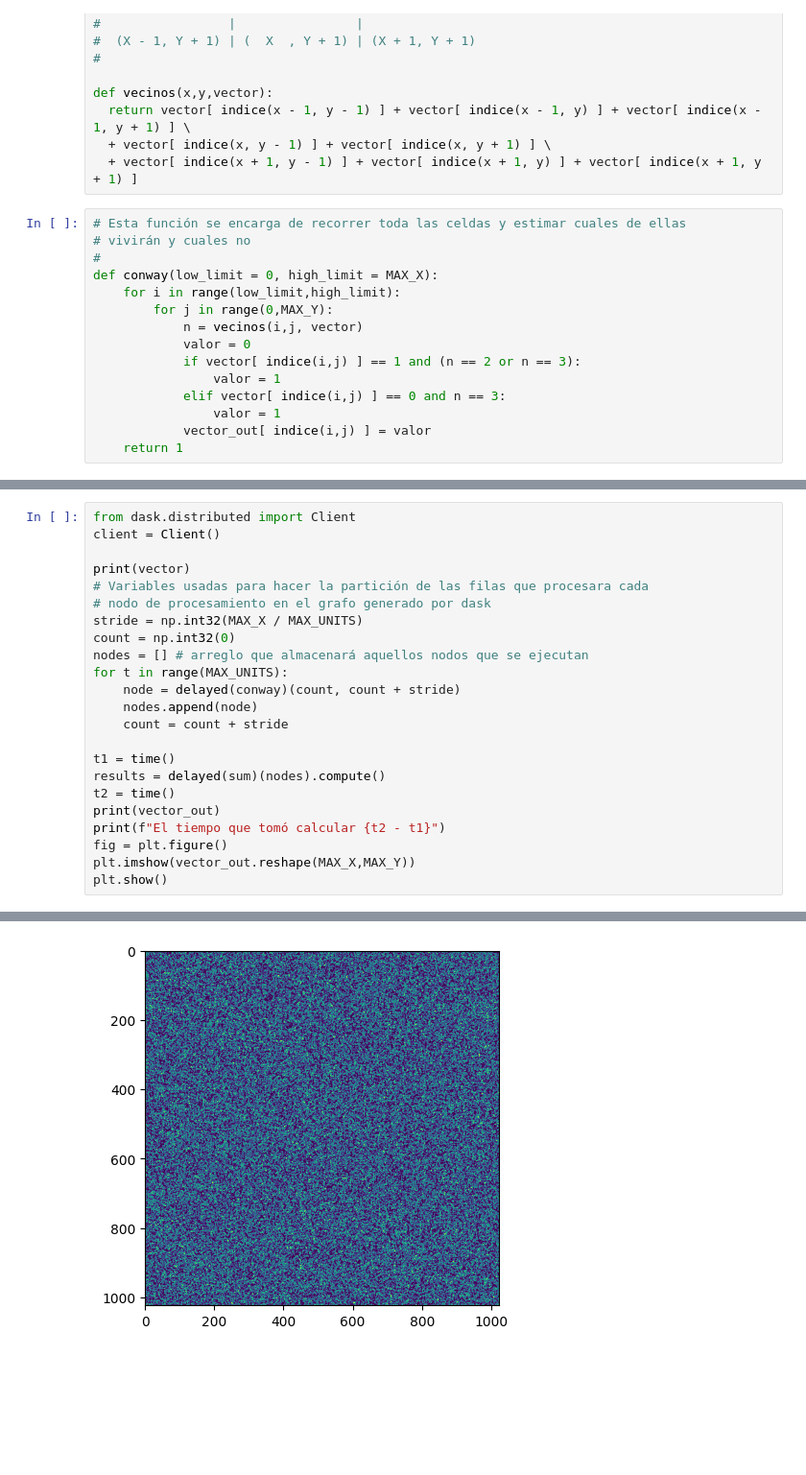
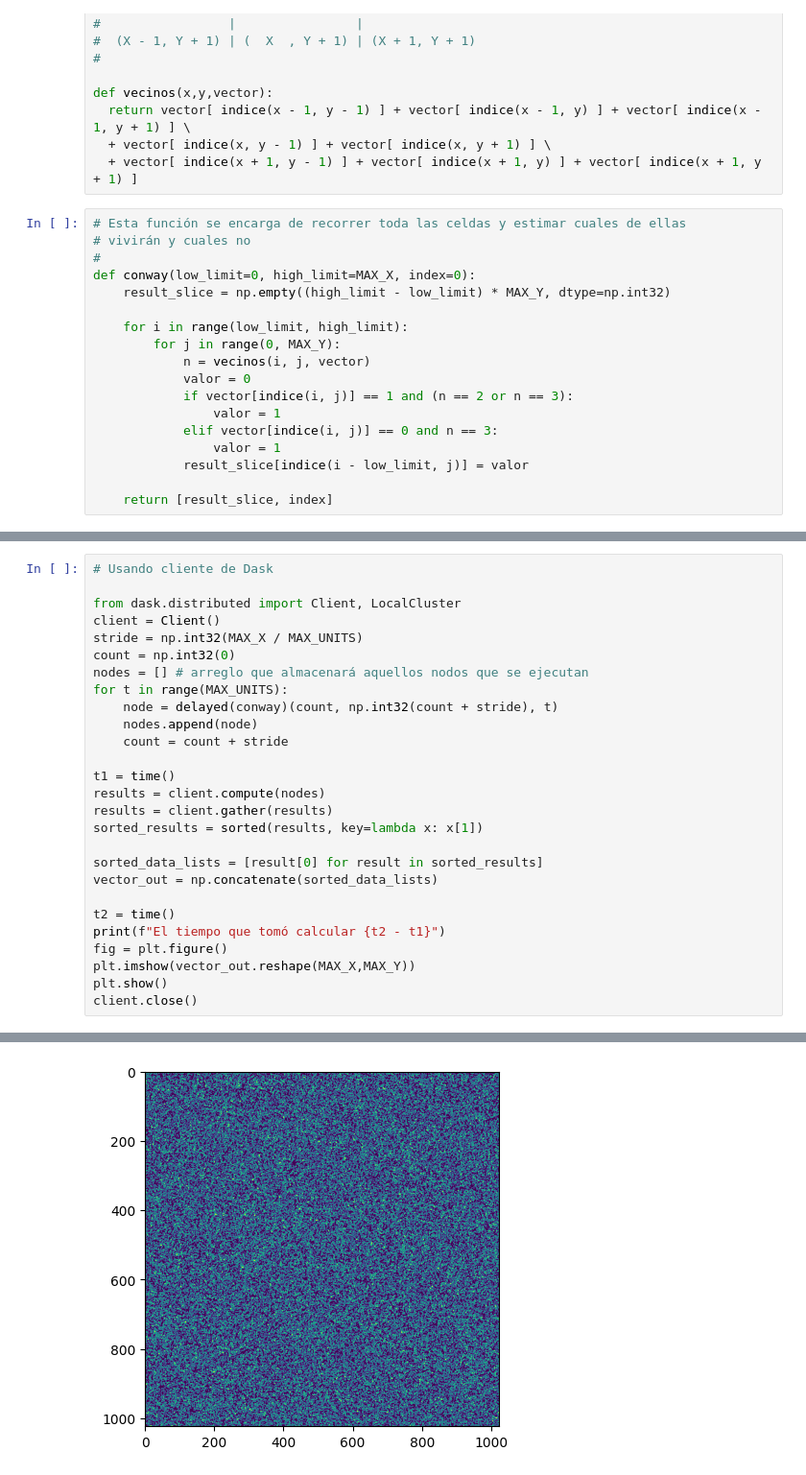
Before and after one commit to GetialJuan/ConwaysGameOfLife, a Jupyter notebook: Notebooks/dask-version.ipynb, the cells around one changed output, grey strips where cells are left out. Shown at 96% size. Saved outputs shown, nothing was run; the diff lists cells and outputs as text; blank space fills up the shorter version.

Commit message:
Se hicieron cambios para que el cliente de Dask funcionase

```diff
--- a/Notebooks/dask-version.ipynb
+++ b/Notebooks/dask-version.ipynb
@@ -54,14 +53,17 @@ def vecinos(x,y,vector):
 # Esta función se encarga de recorrer toda las celdas y estimar cuales de ellas
 # vivirán y cuales no
 #
-def conway(low_limit = 0, high_limit = MAX_X):
-    for i in range(low_limit,high_limit):
-        for j in range(0,MAX_Y):
-            n = vecinos(i,j, vector)
+def conway(low_limit=0, high_limit=MAX_X, index=0):
+    result_slice = np.empty((high_limit - low_limit) * MAX_Y, dtype=np.int32)
+
+    for i in range(low_limit, high_limit):
+        for j in range(0, MAX_Y):
+            n = vecinos(i, j, vector)
             valor = 0
-            if vector[ indice(i,j) ] == 1 and (n == 2 or n == 3):
+            if vector[indice(i, j)] == 1 and (n == 2 or n == 3):
                 valor = 1
-            elif vector[ indice(i,j) ] == 0 and n == 3:
+            elif vector[indice(i, j)] == 0 and n == 3:
                 valor = 1
-            vector_out[ indice(i,j) ] = valor
-    return 1
+            result_slice[indice(i - low_limit, j)] = valor
+
+    return [result_slice, index]
@@ -68,25 +81,29 @@ def conway(low_limit = 0, high_limit = MAX_X):
 # %%
-from dask.distributed import Client
+# Usando cliente de Dask
+
+from dask.distributed import Client, LocalCluster
 client = Client()
-
-print(vector)
-# Variables usadas para hacer la partición de las filas que procesara cada
-# nodo de procesamiento en el grafo generado por dask
 stride = np.int32(MAX_X / MAX_UNITS)
 count = np.int32(0)
 nodes = [] # arreglo que almacenará aquellos nodos que se ejecutan
 for t in range(MAX_UNITS):
-    node = delayed(conway)(count, count + stride)
+    node = delayed(conway)(count, np.int32(count + stride), t)
     nodes.append(node)
     count = count + stride
 
 t1 = time()
-results = delayed(sum)(nodes).compute()
+results = client.compute(nodes)
+results = client.gather(results)
+sorted_results = sorted(results, key=lambda x: x[1])
+
+sorted_data_lists = [result[0] for result in sorted_results]
+vector_out = np.concatenate(sorted_data_lists)
+
 t2 = time()
-print(vector_out)
 print(f"El tiempo que tomó calcular {t2 - t1}")
 fig = plt.figure()
 plt.imshow(vector_out.reshape(MAX_X,MAX_Y))
 plt.show()
+client.close()
 # %% [output]
 Perhaps you already have a cluster running?
@@ -98 +113 @@ El tiempo que tomó calcular 2.5392038822174072
-[figure, old version]
+[figure, new version]
```
Also changed, not shown: parts of 8 cells of this notebook.
